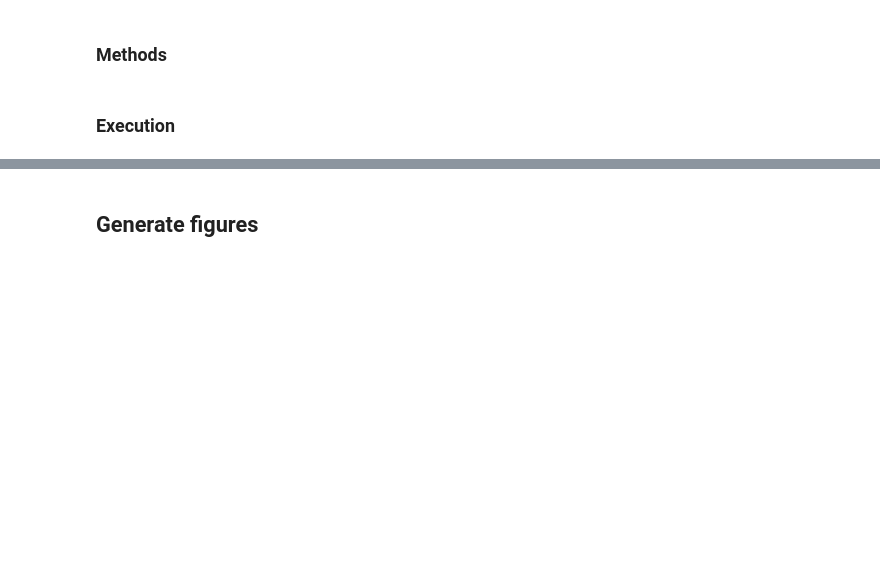
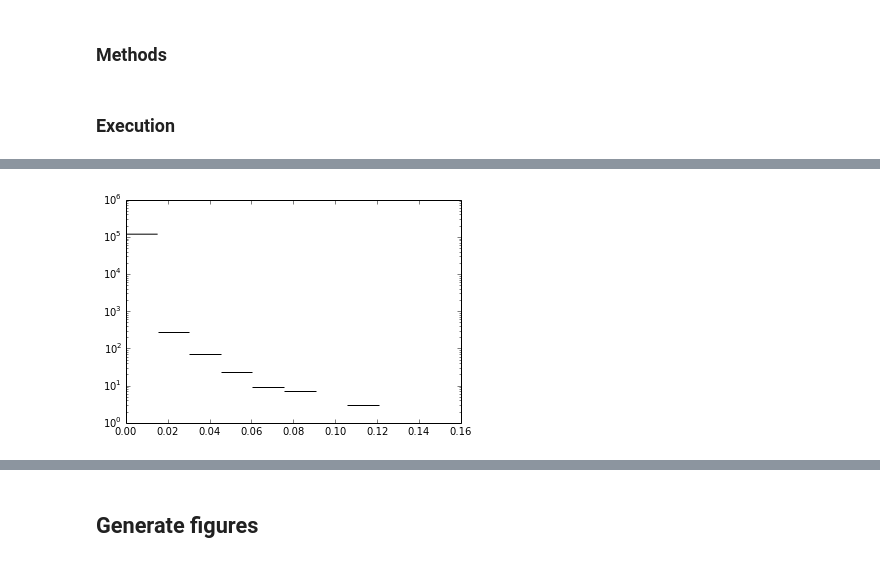
Before and after one commit to erickpeirson/MON, a Jupyter notebook: 20140521 - Revised classification workflow.ipynb, the cells around one changed output, grey strips where cells are left out. Cells and saved outputs as stored; diff of their text form; code cells hidden in the pictures; blank space fills up the shorter version.

```diff
--- a/20140521 - Revised classification workflow.ipynb
+++ b/20140521 - Revised classification workflow.ipynb
@@ -367,0 +452,4 @@ for pap in aslist:
+# %%
+papers_lim = [ p for p in aslist if int(p.date[0]) < 2011 ]
+# %%
+N_papers = len(papers_lim)
@@ -367,0 +460,16 @@ for pap in aslist:
+# %%
+f_word = Counter()
+f_org = Counter()
+f_word_org = Counter()
+for paper in papers_lim:
+    counts = wordcounts_by_paper[paper.uri]
+    for word in list(set(words_pared) & set(counts.keys())):
+        f_word[word] += 1.
+        for org in taxa_in_paper[paper.uri].keys():
+            f_word_org[(word,org)] += 1
+    for org in taxa_in_paper[paper.uri].keys():
+        f_org[org] += 1.
+# %%
+p_word = { k:float(c)/N_papers for k,c in f_word.iteritems() }
+p_org = { k:float(c)/N_papers for k,c in f_org.iteritems() }
+p_word_org = { k:float(c)/N_papers for k,c in f_word_org.iteritems() }
@@ -367,0 +479,5 @@ for pap in aslist:
+# %%
+plt.hist(p_word_org.values())
+plt.yscale('log')
+# %% [output]
+[figure, added]
```
Also changed, not shown: parts of 43 cells of this notebook, 28 other files.
